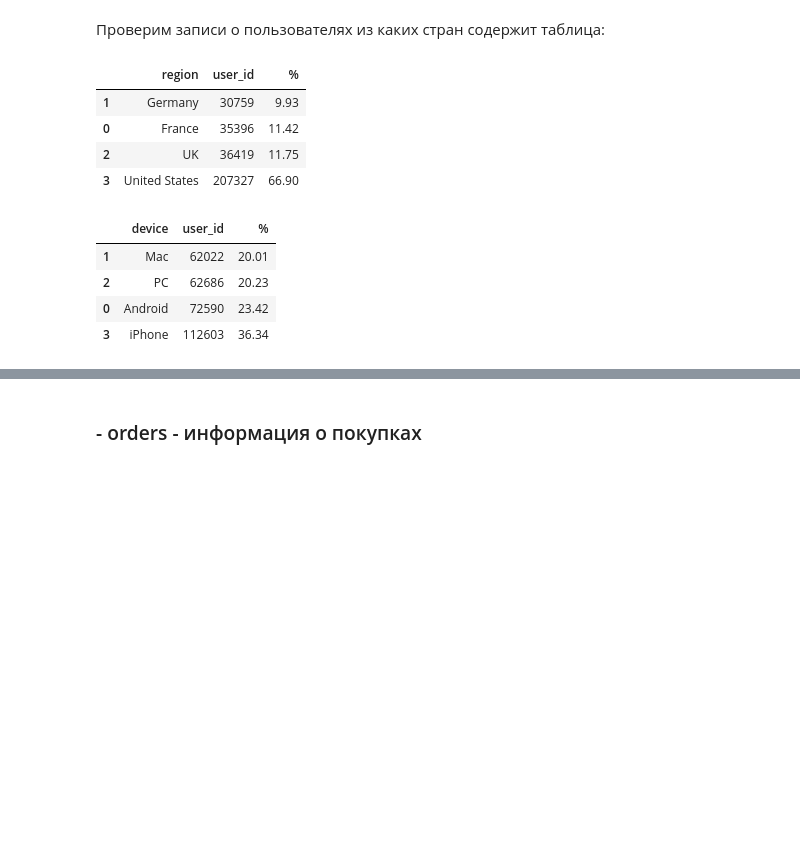
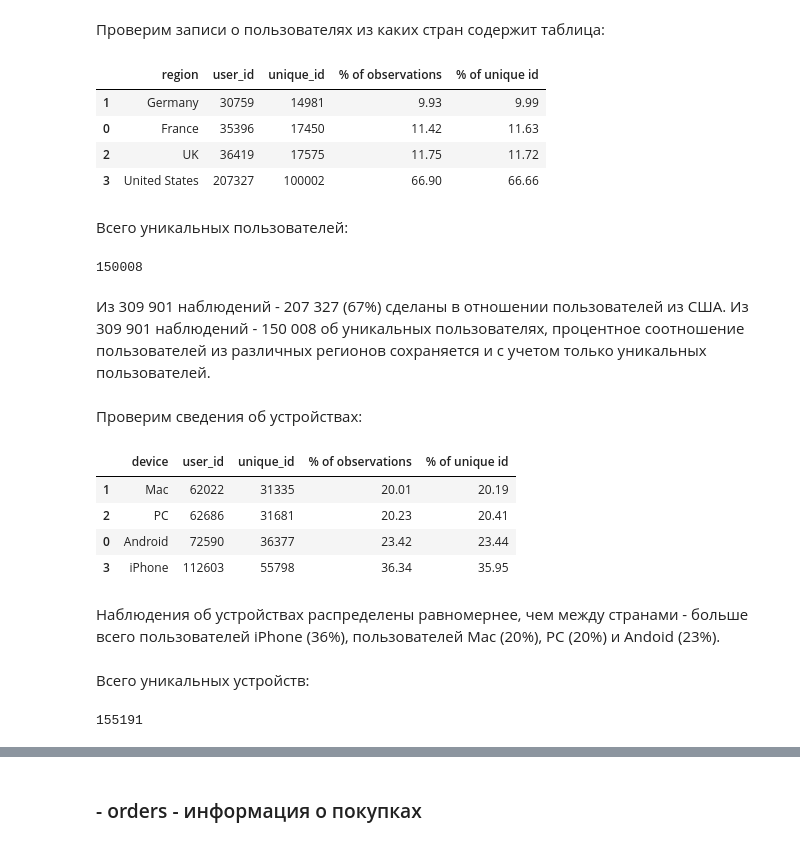
Before and after one commit to ikazman/practicum_da_projects, a Jupyter notebook: marketing_analysis/maketing_analysis.ipynb, the cells around one changed output, grey strips where cells are left out. Saved outputs shown, nothing was run; the diff lists cells and outputs as text; code cells hidden in the pictures; blank space fills up the shorter version.

```diff
--- a/marketing_analysis/maketing_analysis.ipynb
+++ b/marketing_analysis/maketing_analysis.ipynb
@@ -234,22 +234,46 @@ calc.visits.describe(exclude=['int64']).T.fillna('---')
 # %% [markdown]
 Проверим записи о пользователях из каких стран содержит таблица:
 # %%
-contries_count = calc.visits.groupby('region').agg({'user_id': 'count'}).reset_index().sort_values(by='user_id')
-contries_count['%'] = (contries_count['user_id'] / len(calc.visits)) * 100
-contries_count
+unique_users_by_сountries = sorted(calc.visits.groupby('region')['user_id'].nunique())
+countries_count = calc.visits.groupby('region').agg({'user_id': 'count'}).reset_index().sort_values(by='user_id')
+countries_count['unique_id'] = unique_users_by_сountries
+countries_count['% of observations'] = (countries_count['user_id'] / len(calc.visits)) * 100
+countries_count['% of unique id'] = (countries_count['unique_id'] / sum(unique_users_by_сountries)) * 100
+countries_count
 # %% [output]
-|  | region | user_id | % |
-| 1 | Germany | 30759 | 9.93 |
-| 0 | France | 35396 | 11.42 |
-| 2 | UK | 36419 | 11.75 |
-| 3 | United States | 207327 | 66.90 |
+|  | region | user_id | unique_id | % of observations | % of unique id |
+| 1 | Germany | 30759 | 14981 | 9.93 | 9.99 |
+| 0 | France | 35396 | 17450 | 11.42 | 11.63 |
+| 2 | UK | 36419 | 17575 | 11.75 | 11.72 |
+| 3 | United States | 207327 | 100002 | 66.90 | 66.66 |
+# %% [markdown]
+Всего уникальных пользователей:
+# %%
+sum(unique_users_by_сountries)
+# %% [output]
+150008
+# %% [markdown]
+Из 309 901 наблюдений - 207 327 (67%) сделаны в отношении пользователей из США. Из 309 901 наблюдений - 150 008 об уникальных пользователях, процентное соотношение пользователей из различных регионов сохраняется и с учетом только уникальных пользователей.
+# %% [markdown]
+Проверим сведения об устройствах:
 # %%
+unique_devices = sorted(calc.visits.groupby('device')['user_id'].nunique())
 device_count = calc.visits.groupby('device').agg({'user_id': 'count'}).reset_index().sort_values(by='user_id')
-device_count['%'] = (device_count['user_id'] / len(calc.visits)) * 100
+device_count['unique_id'] = unique_devices
+device_count['% of observations'] = (device_count['user_id'] / len(calc.visits)) * 100
+device_count['% of unique id'] = (device_count['unique_id'] / sum(unique_devices)) * 100
 device_count
 # %% [output]
-|  | device | user_id | % |
-| 1 | Mac | 62022 | 20.01 |
-| 2 | PC | 62686 | 20.23 |
-| 0 | Android | 72590 | 23.42 |
-| 3 | iPhone | 112603 | 36.34 |
+|  | device | user_id | unique_id | % of observations | % of unique id |
+| 1 | Mac | 62022 | 31335 | 20.01 | 20.19 |
+| 2 | PC | 62686 | 31681 | 20.23 | 20.41 |
+| 0 | Android | 72590 | 36377 | 23.42 | 23.44 |
+| 3 | iPhone | 112603 | 55798 | 36.34 | 35.95 |
+# %% [markdown]
+Наблюдения об устройствах распределены равномернее, чем между странами - больше всего пользователей iPhone (36%), пользователей Mac (20%), PC (20%) и Andoid (23%).
+# %% [markdown]
+Всего уникальных устройств:
+# %%
+sum(unique_devices)
+# %% [output]
+155191
```
Also changed, not shown: parts of 15 cells of this notebook.
